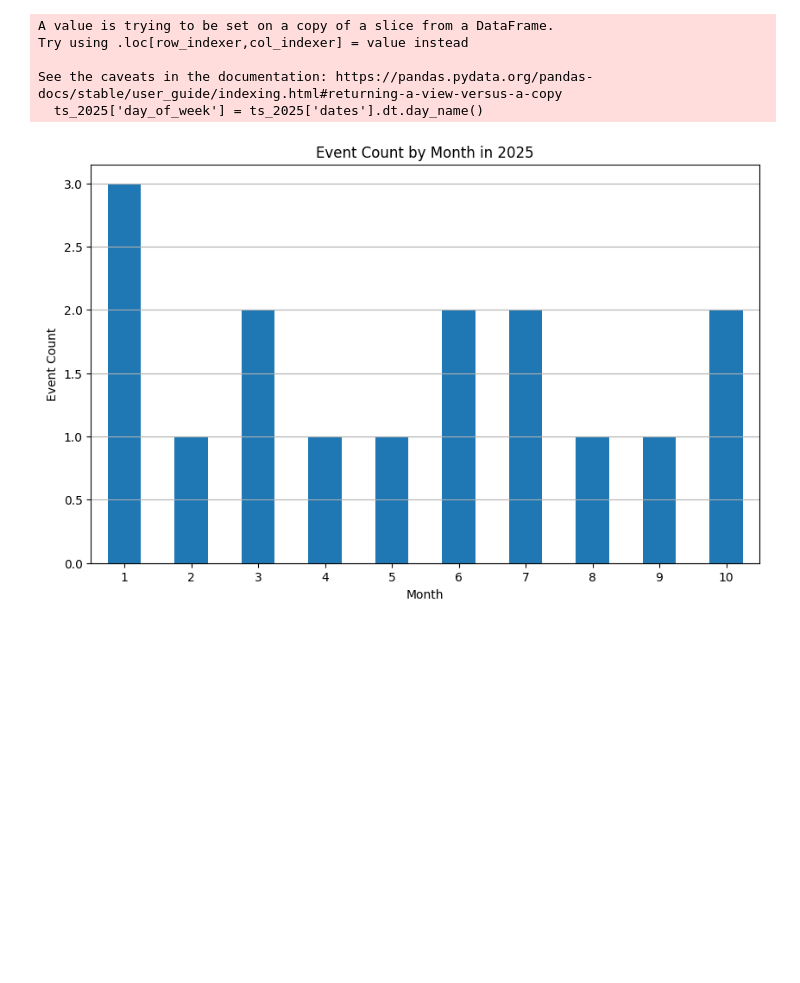
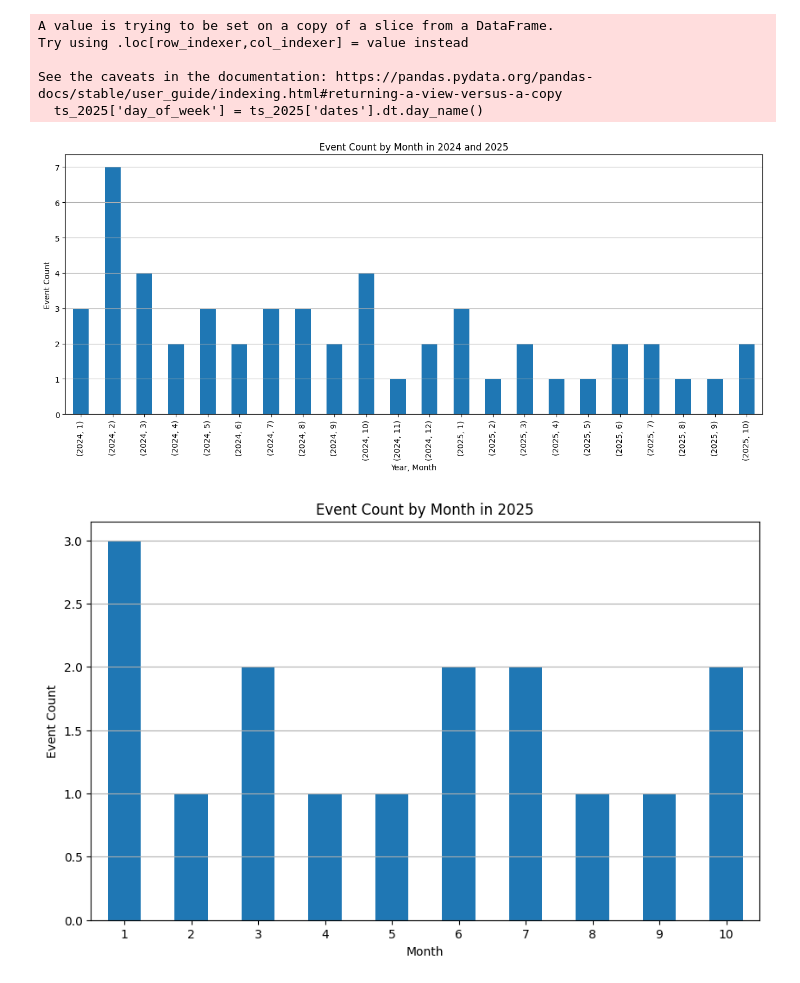
Before and after one commit to JoseVillalta/Calendar, a Jupyter notebook: Calendar.ipynb, the cells around one changed output. Saved outputs shown, nothing was run; the diff lists cells and outputs as text; code cells hidden in the pictures; blank space fills up the shorter version.

```diff
--- a/Calendar.ipynb
+++ b/Calendar.ipynb
@@ -244,6 +244,20 @@ Try using .loc[row_indexer,col_indexer] = value instead
 
 See the caveats in the documentation: https://pandas.pydata.org/pandas-docs/stable/user_guide/indexing.html#returning-a-view-versus-a-copy
   ts_2025['day_of_week'] = ts_2025['dates'].dt.day_name()
+# %%
+ts_2024_2025 = ts[ts['dates'].dt.year.isin([2024, 2025])].copy()
+monthly_counts_2024_2025 = ts_2024_2025.groupby([ts_2024_2025['dates'].dt.year.rename('year'), ts_2024_2025['dates'].dt.month.rename('month')]).count()['dates']
+
+plt.figure(figsize=(16, 6))
+monthly_counts_2024_2025.plot(kind='bar')
+plt.title('Event Count by Month in 2024 and 2025')
+plt.xlabel('Year, Month')
+plt.ylabel('Event Count')
+plt.xticks(rotation=90)
+plt.grid(axis='y')
+plt.show()
+# %% [output]
+[figure, added]
 # %%
 ts_2025 = ts[ts['dates'].dt.year == 2025]
 monthly_counts_2025 = ts_2025.groupby(ts_2025['dates'].dt.month).count()['dates']
```
